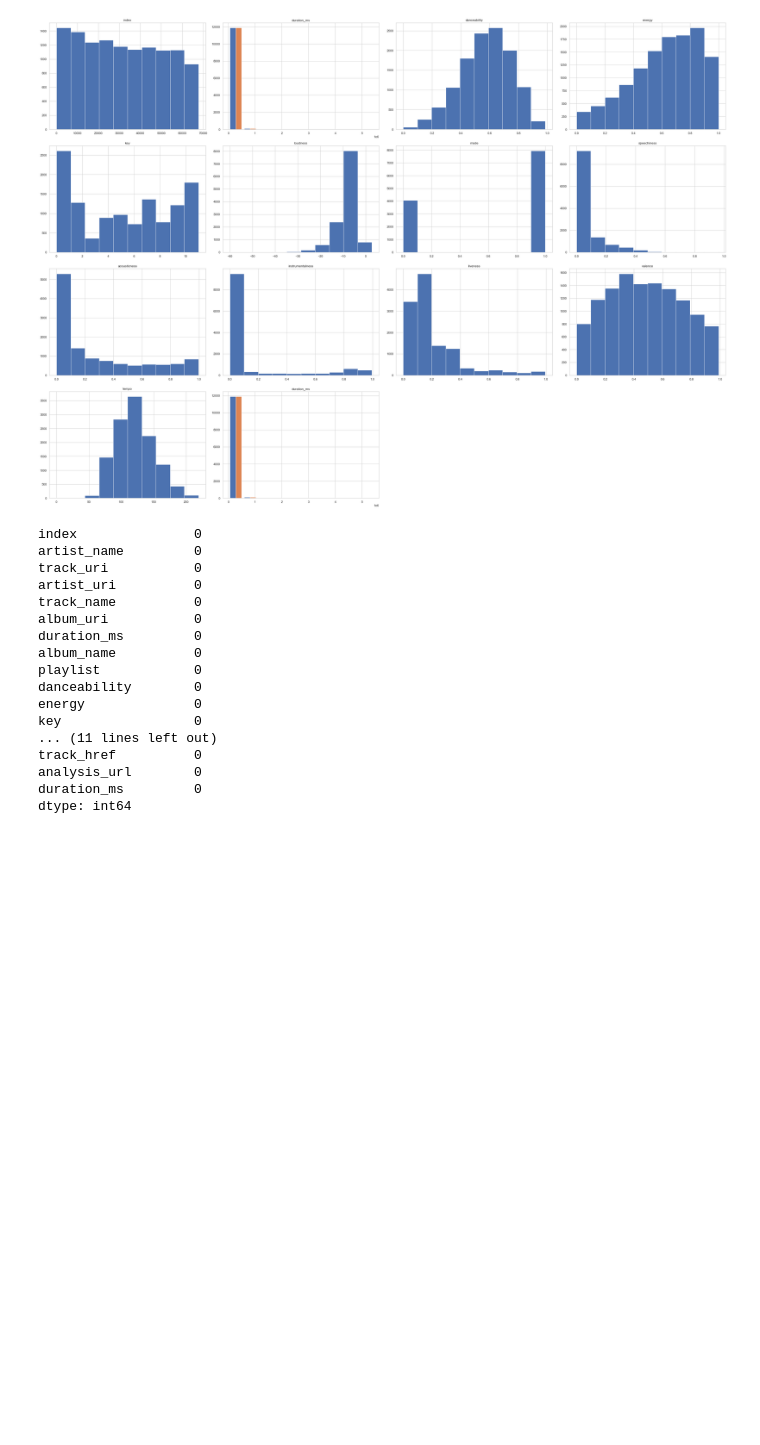
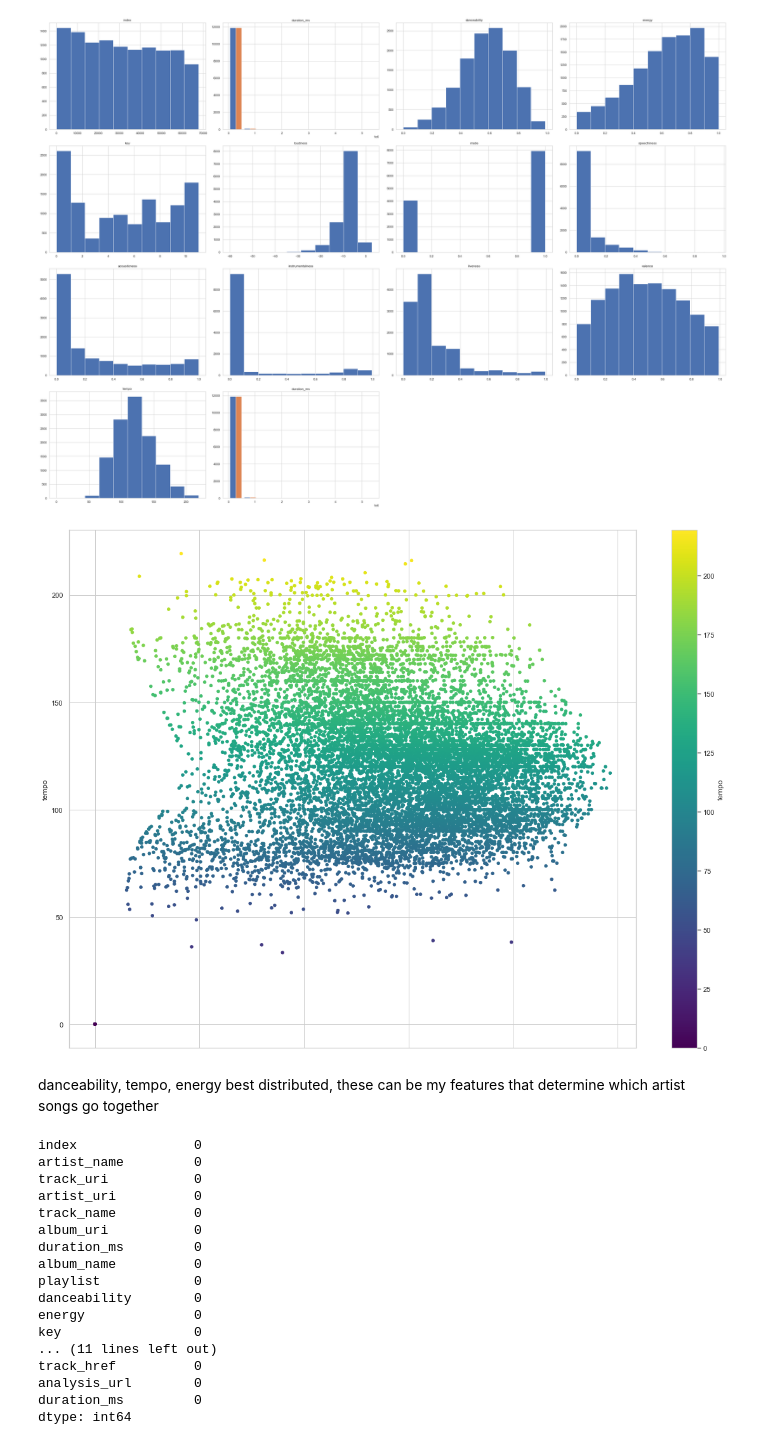
Before and after one commit to sumed-h/SpotifySongRecAudFeatures, a Jupyter notebook: Notebooks/jan13.ipynb, the cells around one changed output. Saved outputs shown, nothing was run; the diff lists cells and outputs as text; code cells hidden in the pictures; blank space fills up the shorter version.

```diff
--- a/Notebooks/jan13.ipynb
+++ b/Notebooks/jan13.ipynb
@@ -762,6 +771,14 @@ plt.tight_layout()
 plt.show()
 # %% [output]
 [figure]
+# %%
+scatter_tempo =  spotify_df.plot.scatter(x='danceability',
+                    y = 'tempo', figsize=(20, 15),
+                    colormap='viridis', c='tempo')
+# %% [output]
+[figure, added]
+# %% [markdown]
+danceability, tempo, energy best distributed, these can be my features that determine which artist songs go together
 # %%
 spotify_df.isna().sum()
 # %% [output]
```
Also changed, not shown: parts of 15 cells of this notebook.
